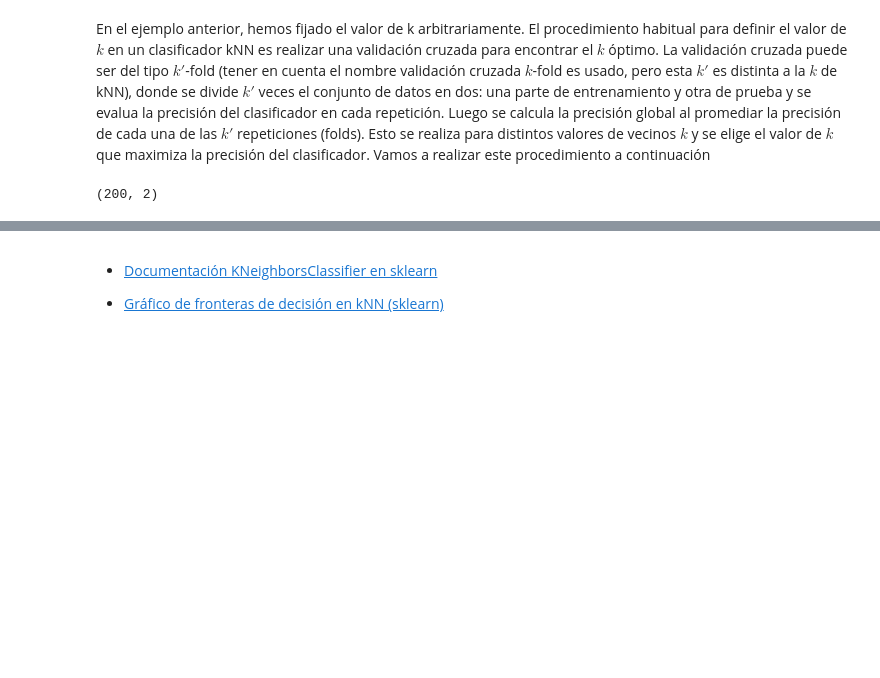
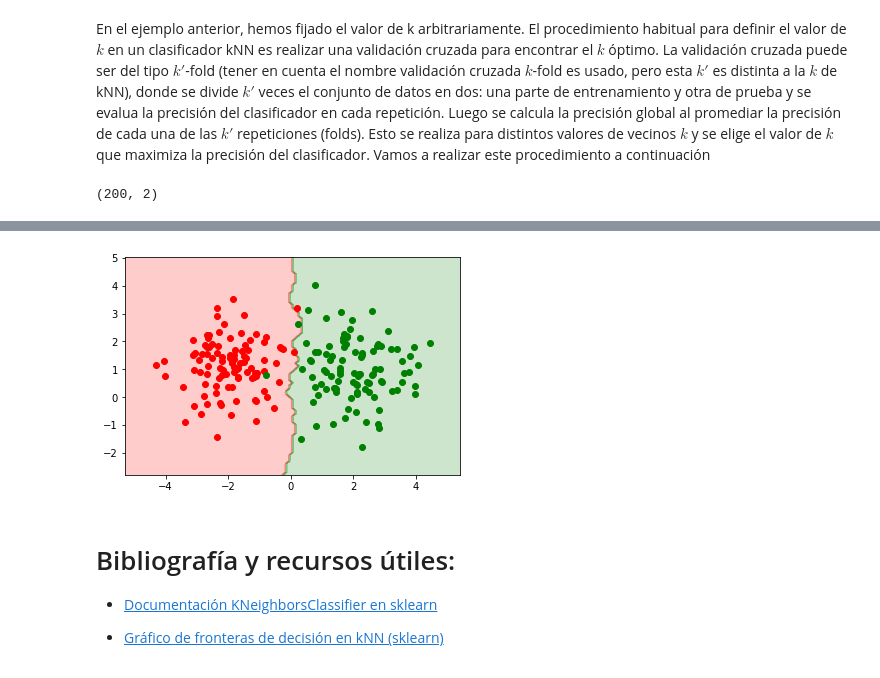
Before and after one commit to jorobledo/curso_aprendizaje_automatico, a Jupyter notebook: practico/clase_3/E5-AA2021_kNN.ipynb, the cells around one changed output, grey strips where cells are left out. Saved outputs shown, nothing was run; the diff lists cells and outputs as text; code cells hidden in the pictures; blank space fills up the shorter version.

```diff
--- a/practico/clase_3/E5-AA2021_kNN.ipynb
+++ b/practico/clase_3/E5-AA2021_kNN.ipynb
@@ -210,4 +208,25 @@ plt.show()
+# %%
+from sklearn.neighbors import KNeighborsClassifier
+
+k = 10
+neigh = KNeighborsClassifier(n_neighbors=k,
+                             weights='uniform',
+                             algorithm='brute'
+                             )
+etiquetas = np.array([0]*100+[1]*100)
+neigh.fit(data, etiquetas)
+Z = neigh.predict(np.c_[xx.ravel(), yy.ravel()])
+cmap = ListedColormap(["red","green"])
+Z = Z.reshape(xx.shape)
+plt.contourf(xx, yy, Z, cmap=cmap, alpha=0.2)
+plt.scatter(*A, c='red')
+plt.scatter(*B, c='green')
+plt.show()
+# %% [output]
+[figure, added]
 # %% [markdown]
+# Bibliografía y recursos útiles:
+
 - [Documentación KNeighborsClassifier en sklearn](https://scikit-learn.org/stable/modules/generated/sklearn.neighbors.KNeighborsClassifier.html#sklearn.neighbors.KNeighborsClassifier)
 
 - [Gráfico de fronteras de decisión en kNN (sklearn)](https://scikit-learn.org/stable/auto_examples/neighbors/plot_classification.html#sphx-glr-auto-examples-neighbors-plot-classification-py)
```
Also changed, not shown: parts of 3 cells of this notebook, 2 other files.
